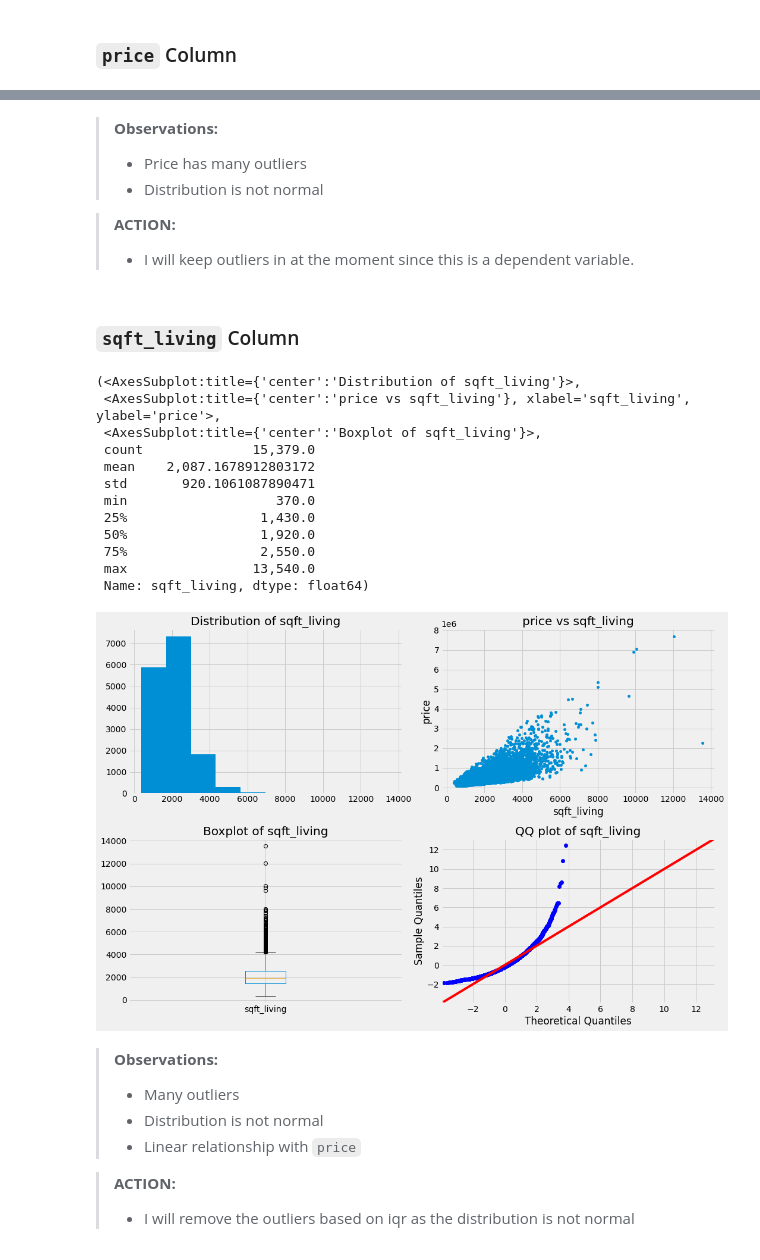
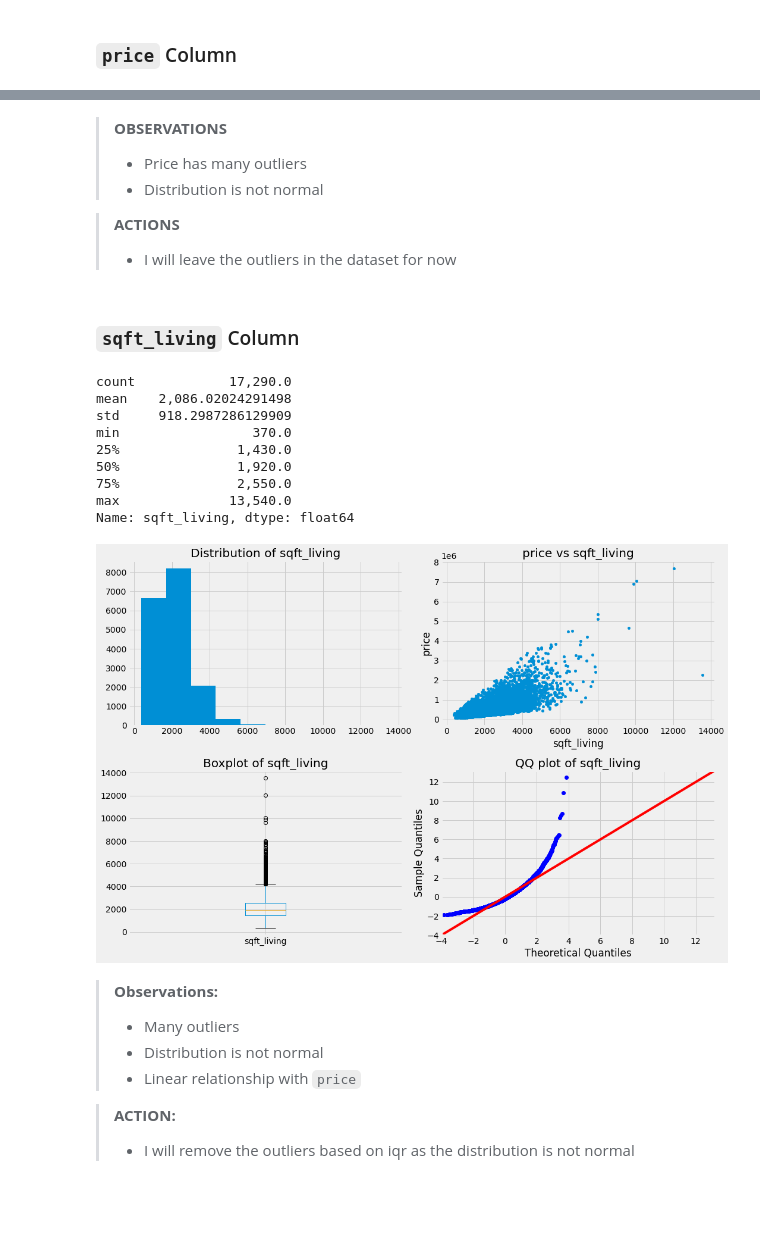
Before and after one commit to bentson1187/dsc-phase-2-project, a Jupyter notebook: Bentson, Brian Phase 2 Project.ipynb, the cells around one changed output, grey strips where cells are left out. Saved outputs shown, nothing was run; the diff lists cells and outputs as text; code cells hidden in the pictures; blank space fills up the shorter version.

```diff
--- a/Bentson, Brian Phase 2 Project.ipynb
+++ b/Bentson, Brian Phase 2 Project.ipynb
@@ -554,0 +691,6 @@ Name: waterfront, dtype: int64
+# %%
+#fill in null where view is 4
+df_scrub.loc[(df_scrub['waterfront'].isna()) & (df_scrub['view'] == 4),['waterfront']] = 1
+# %%
+#fill in null where view is 3
+df_scrub.loc[(df_scrub['waterfront'].isna()) & (df_scrub['view'] == 3),['waterfront']] = 1
@@ -555,5 +707,4 @@ Name: waterfront, dtype: int64
 # %%
-#drop rows with null values in the waterfront column
-df_scrub.dropna(subset=['waterfront'], inplace=True)
-df_scrub['waterfront'].isna().sum()
+#view values in waterfront column
+df_scrub['waterfront'].value_counts(dropna=False)/len(df_scrub)
 # %% [output]
@@ -560,0 +721,3 @@ df_scrub['waterfront'].isna().sum()
+# %%
+#convert waterfront null values to 0
+df_scrub.loc[df_scrub['waterfront'].isna(),['waterfront']] = 0
@@ -713,29 +901,26 @@ get_plots(df_scrub, 'price', outlier='none')
 # %% [markdown]
-> **Observations:**
+> **OBSERVATIONS**
 > - Price has many outliers
 > - Distribution is not normal
 
-> **ACTION:**
-> - I will keep outliers in at the moment since this is a dependent variable.
+> **ACTIONS**
+> - I will leave the outliers in the dataset for now
 # %% [markdown]
 ### `sqft_living` Column
 # %%
 #look at plots
-get_plots(df_scrub,'sqft_living', outlier='none')
+sqft_living_iqr = get_plots(df_scrub,'sqft_living', outlier='none')
 # %% [output]
-(<AxesSubplot:title={'center':'Distribution of sqft_living'}>,
- <AxesSubplot:title={'center':'price vs sqft_living'}, xlabel='sqft_living', ylabel='price'>,
- <AxesSubplot:title={'center':'Boxplot of sqft_living'}>,
- count              15,379.0
- mean    2,087.1678912803172
- std       920.1061087890471
- min                   370.0
- 25%                 1,430.0
- 50%                 1,920.0
- 75%                 2,550.0
- max                13,540.0
- Name: sqft_living, dtype: float64)
+count            17,290.0
+mean    2,086.02024291498
+std     918.2987286129909
+min                 370.0
+25%               1,430.0
+50%               1,920.0
+75%               2,550.0
+max              13,540.0
+Name: sqft_living, dtype: float64
-[figure, old version]
+[figure, new version]
 # %% [markdown]
 > **Observations:**
 > - Many outliers
```
Also changed, not shown: parts of 122 cells of this notebook.
